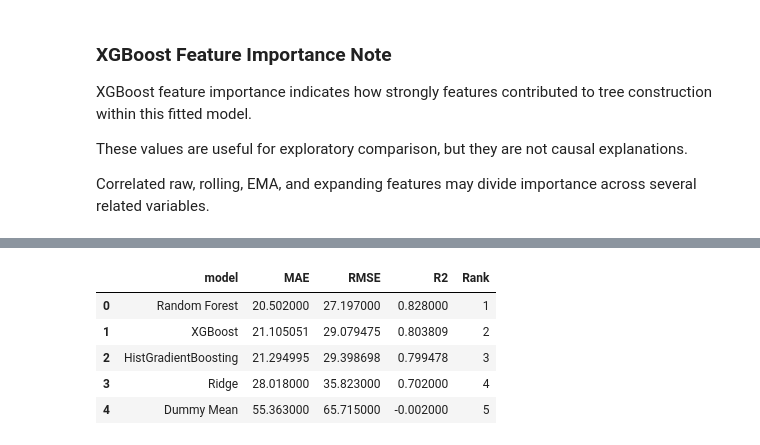
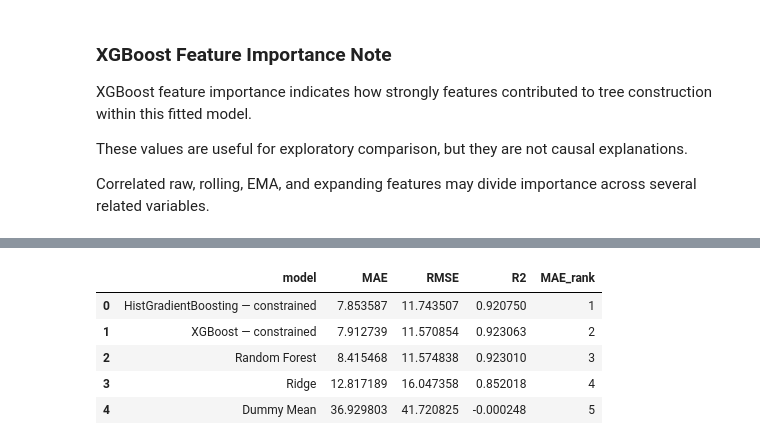
Before and after one commit to Alirzakf/Aircraft-Engine-Predictive-Maintenance-NASA-C-MAPSS, a Jupyter notebook: notebooks/05_gradient_boosting_and_optimization.ipynb, the cells around one changed output, grey strips where cells are left out. Cells and saved outputs as stored; diff of their text form; code cells hidden in the pictures.

```diff
--- a/notebooks/05_gradient_boosting_and_optimization.ipynb
+++ b/notebooks/05_gradient_boosting_and_optimization.ipynb
@@ -744,0 +827,19 @@ NASA FD001 test set using `test_FD001.txt` and `RUL_FD001.txt`.
+# %%
+xgb_clipped_mae = mean_absolute_error(
+    y_validation,
+    xgb_clipped_predictions,
+)
+
+xgb_clipped_rmse = root_mean_squared_error(
+    y_validation,
+    xgb_clipped_predictions,
+)
+
+xgb_clipped_r2 = r2_score(
+    y_validation,
+    xgb_clipped_predictions,
+)
+
+print(f"Clipped XGBoost MAE:  {xgb_clipped_mae:.3f}")
+print(f"Clipped XGBoost RMSE: {xgb_clipped_rmse:.3f}")
+print(f"Clipped XGBoost R²:   {xgb_clipped_r2:.3f}")
@@ -745,23 +964,58 @@ NASA FD001 test set using `test_FD001.txt` and `RUL_FD001.txt`.
 # %%
-final_results = model_comparison.copy()
+final_results = pd.DataFrame(
+    [
+        {
+            "model": "HistGradientBoosting — constrained",
+            "MAE": hgb_clipped_mae,
+            "RMSE": hgb_clipped_rmse,
+            "R2": hgb_clipped_r2,
+        },
+        {
+            "model": "XGBoost — constrained",
+            "MAE": xgb_clipped_mae,
+            "RMSE": xgb_clipped_rmse,
+            "R2": xgb_clipped_r2,
+        },
+        {
+            "model": "Random Forest",
+            "MAE": 8.415468,
+            "RMSE": 11.574838,
+            "R2": 0.923010,
+        },
+        {
+            "model": "Ridge",
+            "MAE": 12.817189,
+            "RMSE": 16.047358,
+            "R2": 0.852018,
+        },
+        {
+            "model": "Dummy Mean",
+            "MAE": 36.929803,
+            "RMSE": 41.720825,
+            "R2": -0.000248,
+        },
+    ]
+)
 
-final_results["Rank"] = (
+final_results["MAE_rank"] = (
     final_results["MAE"]
     .rank(method="dense")
     .astype(int)
 )
 
 final_results = (
     final_results
-    .sort_values("Rank")
+    .sort_values(
+        ["MAE_rank", "RMSE"]
+    )
     .reset_index(drop=True)
 )
 
 final_results
 # %% [output]
-|  | model | MAE | RMSE | R2 | Rank |
-| 0 | Random Forest | 20.502000 | 27.197000 | 0.828000 | 1 |
-| 1 | XGBoost | 21.105051 | 29.079475 | 0.803809 | 2 |
-| 2 | HistGradientBoosting | 21.294995 | 29.398698 | 0.799478 | 3 |
-| 3 | Ridge | 28.018000 | 35.823000 | 0.702000 | 4 |
-| 4 | Dummy Mean | 55.363000 | 65.715000 | -0.002000 | 5 |
+|  | model | MAE | RMSE | R2 | MAE_rank |
+| 0 | HistGradientBoosting — constrained | 7.853587 | 11.743507 | 0.920750 | 1 |
+| 1 | XGBoost — constrained | 7.912739 | 11.570854 | 0.923063 | 2 |
+| 2 | Random Forest | 8.415468 | 11.574838 | 0.923010 | 3 |
+| 3 | Ridge | 12.817189 | 16.047358 | 0.852018 | 4 |
+| 4 | Dummy Mean | 36.929803 | 41.720825 | -0.000248 | 5 |
```
Also changed, not shown: parts of 32 cells of this notebook, 15 other files.
